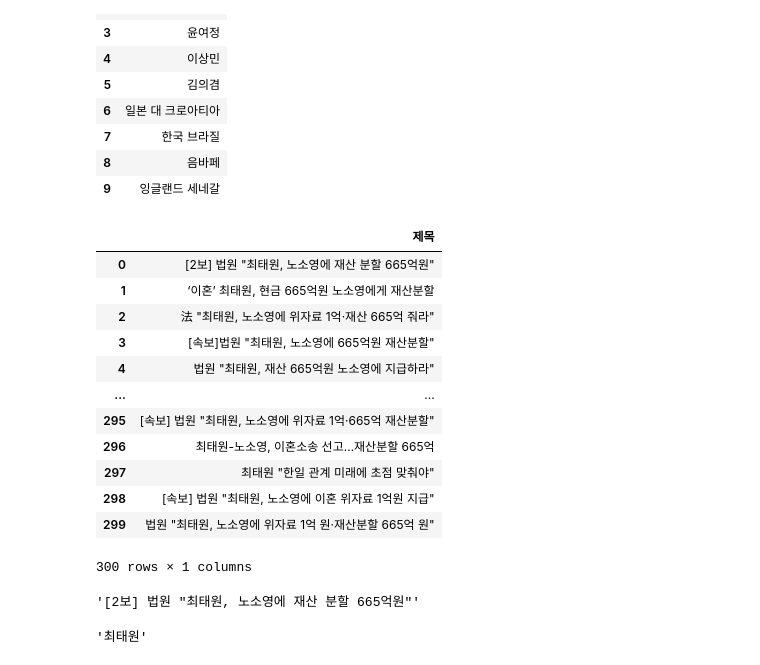
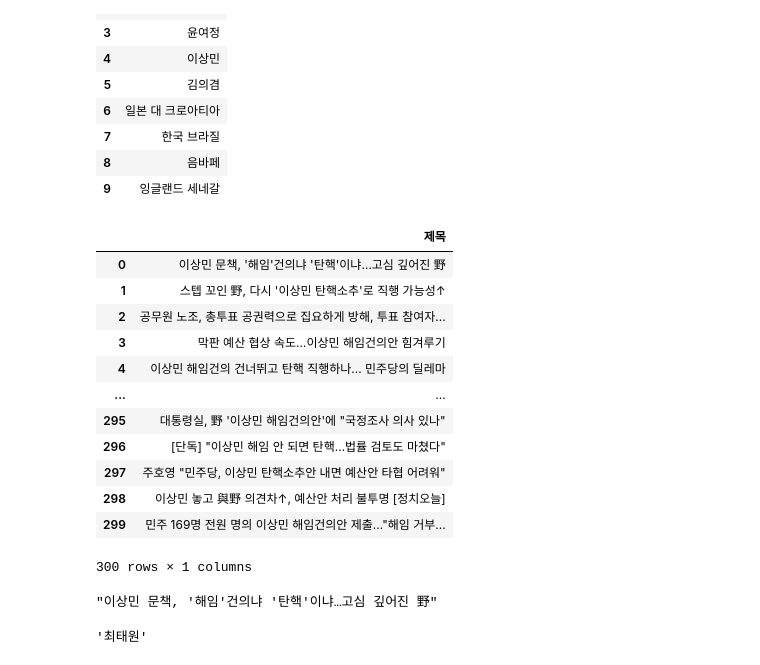
Before and after one commit to YoonJiHwan98/News-clipping-service-based-on-Google-Trends, a Jupyter notebook: src/Crawling.ipynb, the cells around one changed output. Saved outputs shown, nothing was run; the diff lists cells and outputs as text; code cells hidden in the pictures.

```diff
--- a/src/Crawling.ipynb
+++ b/src/Crawling.ipynb
@@ -107,31 +107,31 @@ def crawl_news(query: str=None, crawl_num: int=300, workers: int=4):
             bs = BeautifulSoup(req.text, 'html.parser')
     return articleList
 # %%
-query = data[0][0]
+query = data[0][4]
 
 articleList = crawl_news(query)
 
 df_articleList = pd.DataFrame(articleList,columns = ['제목'])
 df_articleList
 # %% [output]
 |  | 제목 |
-| 0 | [2보] 법원 "최태원, 노소영에 재산 분할 665억원" |
-| 1 | ‘이혼’ 최태원, 현금 665억원 노소영에게 재산분할 |
-| 2 | 法 "최태원, 노소영에 위자료 1억·재산 665억 줘라" |
-| 3 | [속보]법원 "최태원, 노소영에 665억원 재산분할" |
-| 4 | 법원 "최태원, 재산 665억원 노소영에 지급하라" |
+| 0 | 이상민 문책, '해임'건의냐 '탄핵'이냐…고심 깊어진 野 |
+| 1 | 스텝 꼬인 野, 다시 '이상민 탄핵소추'로 직행 가능성↑ |
+| 2 | 공무원 노조, 총투표 공권력으로 집요하게 방해, 투표 참여자... |
+| 3 | 막판 예산 협상 속도…이상민 해임건의안 힘겨루기 |
+| 4 | 이상민 해임건의 건너뛰고 탄핵 직행하나... 민주당의 딜레마 |
 | ... | ... |
-| 295 | [속보] 법원 "최태원, 노소영에 위자료 1억·665억 재산분할" |
-| 296 | 최태원-노소영, 이혼소송 선고…재산분할 665억 |
-| 297 | 최태원 "한일 관계 미래에 초점 맞춰야" |
-| 298 | [속보] 법원 "최태원, 노소영에 이혼 위자료 1억원 지급" |
-| 299 | 법원 "최태원, 노소영에 위자료 1억 원·재산분할 665억 원" |
+| 295 | 대통령실, 野 '이상민 해임건의안'에 "국정조사 의사 있나" |
+| 296 | [단독] "이상민 해임 안 되면 탄핵…법률 검토도 마쳤다" |
+| 297 | 주호영 "민주당, 이상민 탄핵소추안 내면 예산안 타협 어려워" |
+| 298 | 이상민 놓고 與野 의견차↑, 예산안 처리 불투명 [정치오늘] |
+| 299 | 민주 169명 전원 명의 이상민 해임건의안 제출…"해임 거부... |
 300 rows × 1 columns
 # %%
 documents = list(df_articleList["제목"]) #파일 읽기, 불러오기
 documents[0]
 # %% [output]
-'[2보] 법원 "최태원, 노소영에 재산 분할 665억원"'
+"이상민 문책, '해임'건의냐 '탄핵'이냐…고심 깊어진 野"
 # %%
 import numpy as np
 from konlpy.tag import Okt
```
Also changed, not shown: parts of 5 cells of this notebook, 9 other files.
